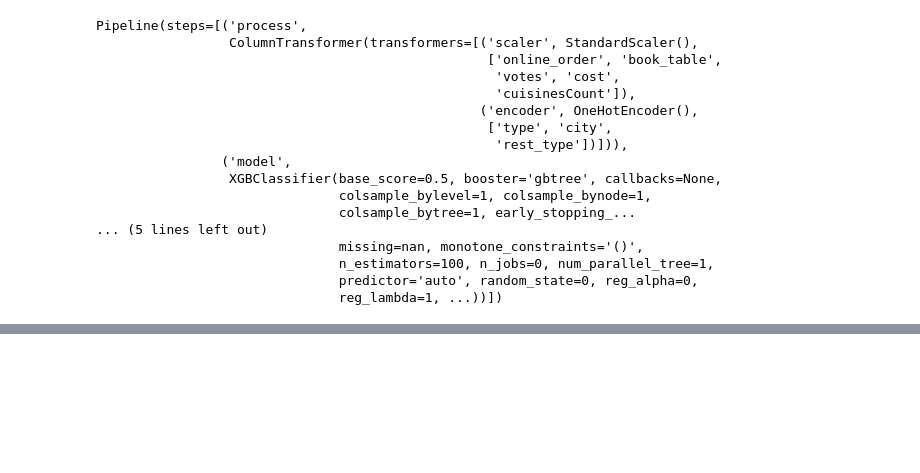
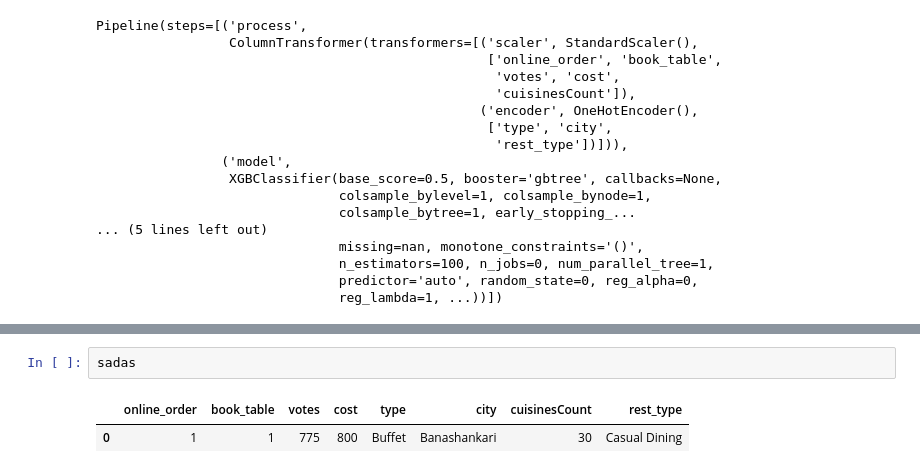
Before and after one commit to ahmedbasemdev/Zomato-Bangalore-Restaurants-Classification, a Jupyter notebook: [3] Model Building.ipynb, the cells around one changed output, grey strips where cells are left out. Saved outputs shown, nothing was run; the diff lists cells and outputs as text; blank space fills up the shorter version.

```diff
--- a/[3] Model Building.ipynb
+++ b/[3] Model Building.ipynb
@@ -162,0 +178,5 @@ weighted avg       0.90      0.90      0.90      7752
+# %%
+sadas
+# %% [output]
+|  | online_order | book_table | votes | cost | type | city | cuisinesCount | rest_type |
+| 0 | 1 | 1 | 775 | 800 | Buffet | Banashankari | 30 | Casual Dining |
```
Also changed, not shown: parts of 7 cells of this notebook, 5 other files.
